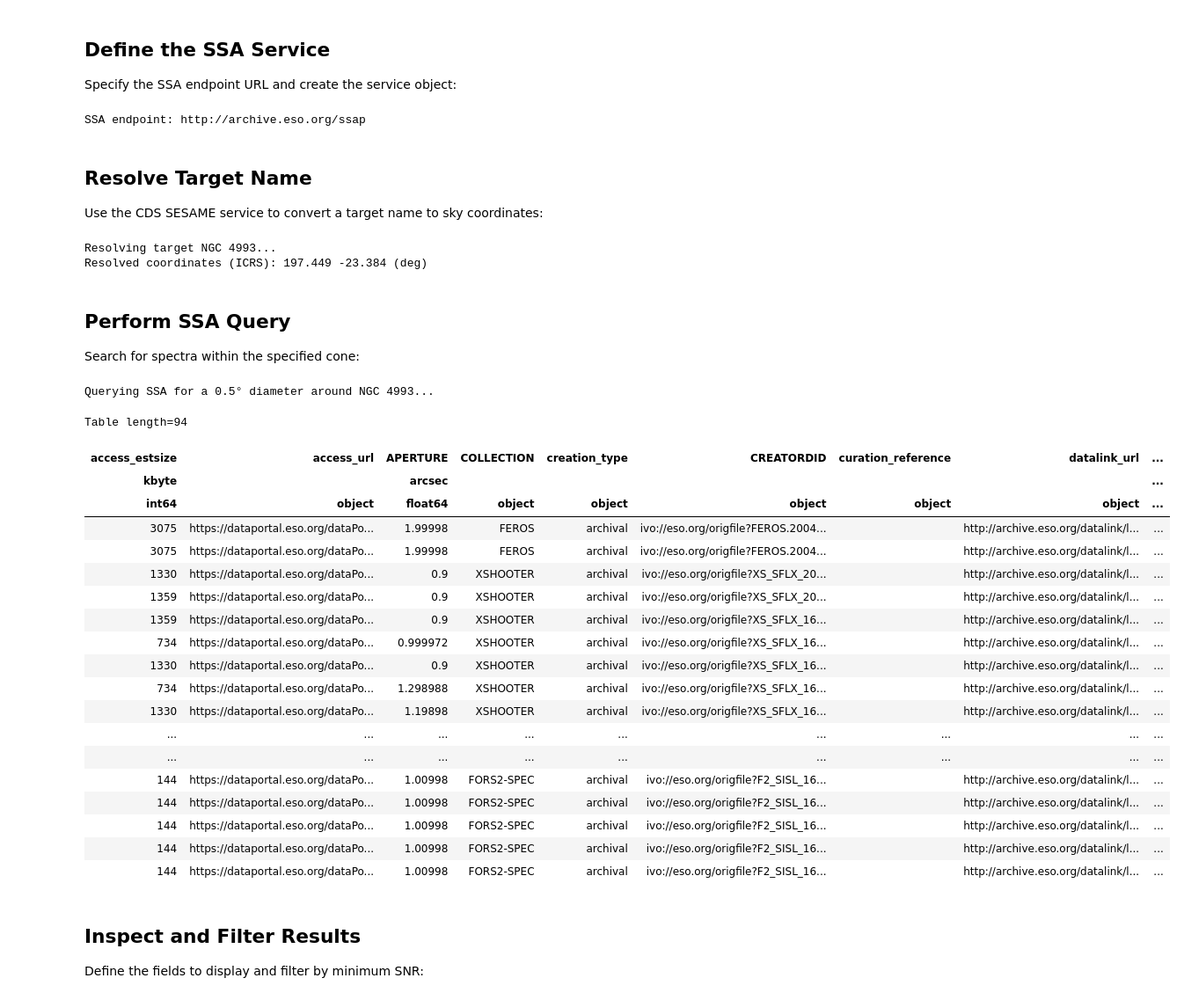
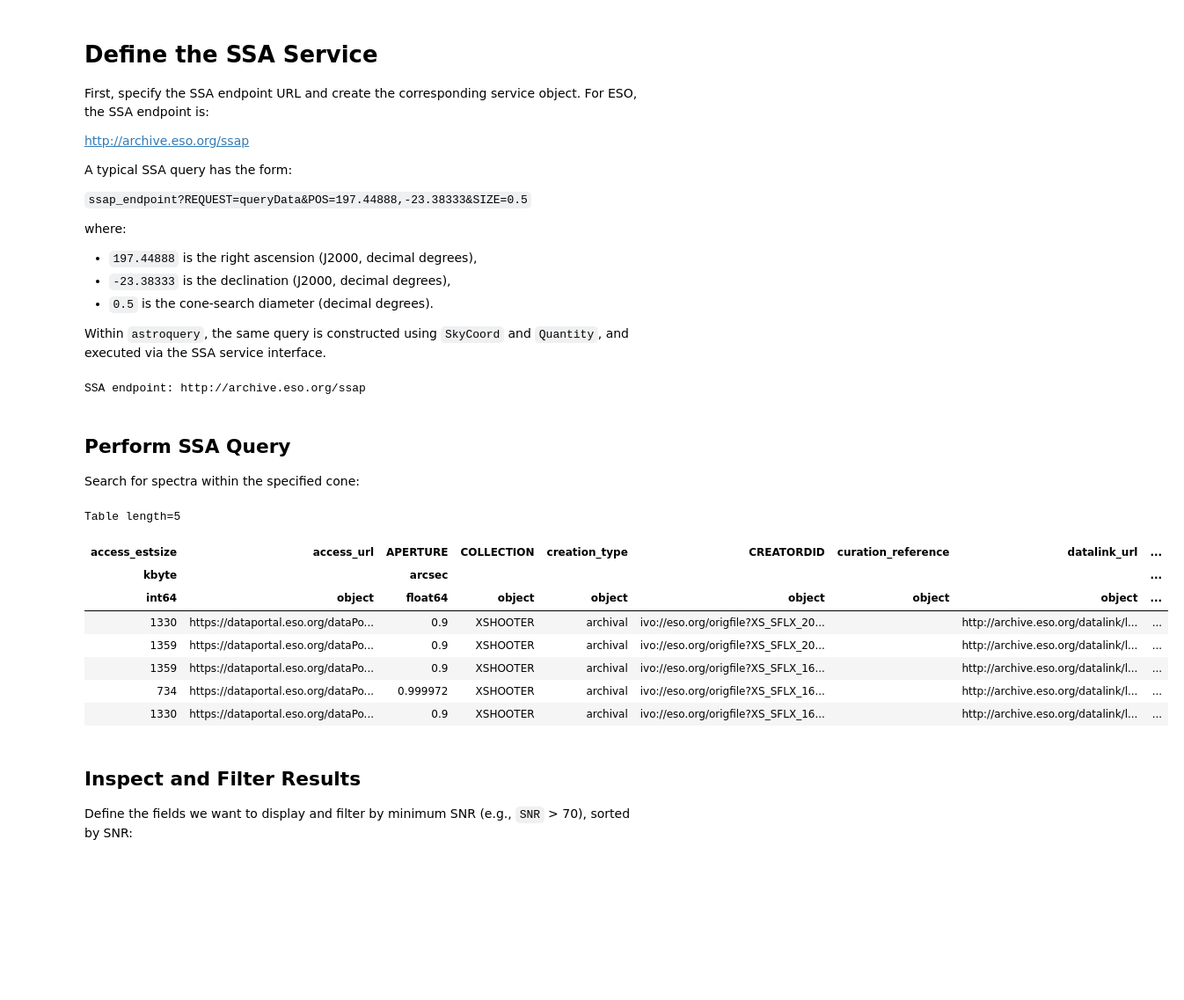
Before and after one commit to eso/astroquery_examples, a Jupyter notebook: examples/advanced/06_ssa_query_and_download.ipynb, the cells around one changed output. Shown at 88% size. Drawn from its saved outputs; the diff is of its cells as text; code cells hidden in the pictures; blank space fills up the shorter version.

```diff
--- a/examples/advanced/06_ssa_query_and_download.ipynb
+++ b/examples/advanced/06_ssa_query_and_download.ipynb
@@ -51,55 +70,43 @@ from astropy.units import Quantity
 # %% [markdown]
-## Define the SSA Service
-Specify the SSA endpoint URL and create the service object:
+# **Define the SSA Service**
+
+First, specify the SSA endpoint URL and create the corresponding service object. For ESO, the SSA endpoint is:
+
+http://archive.eso.org/ssap
+
+A typical SSA query has the form:
+
+``ssap_endpoint?REQUEST=queryData&POS=197.44888,-23.38333&SIZE=0.5``
+
+where:
+- `197.44888` is the right ascension (J2000, decimal degrees),
+- `-23.38333` is the declination (J2000, decimal degrees),
+- `0.5` is the cone-search diameter (decimal degrees).
+
+Within `astroquery`, the same query is constructed using `SkyCoord` and `Quantity`, and executed via the SSA service interface.
 # %%
 ssap_endpoint = "http://archive.eso.org/ssap"
 ssap_service = vo.dal.SSAService(ssap_endpoint)
 print(f"SSA endpoint: {ssap_endpoint}")
 # %% [output]
 SSA endpoint: http://archive.eso.org/ssap
-# %% [markdown]
-## Resolve Target Name
-Use the CDS SESAME service to convert a target name to sky coordinates:
-# %%
-target = "NGC 4993"
-diameter = 0.5  # degrees
-print(f"Resolving target {target}...")
-pos = SkyCoord.from_name(target)
-print(f"Resolved coordinates (ICRS): {pos.to_string()} (deg)")
-# %% [output]
-Resolving target NGC 4993...
-Resolved coordinates (ICRS): 197.449 -23.384 (deg)
 # %% [markdown]
-## Perform SSA Query
+## **Perform SSA Query**
 Search for spectra within the specified cone:
 # %%
-size = Quantity(diameter, unit="deg")
-print(f"Querying SSA for a {diameter}° diameter around {target}...")
-ssap_resultset = ssap_service.search(pos=pos.fk5, diameter=size)
-ssap_resultset.to_table()
+ssap_resultset = ssap_service.search(pos=coords, diameter=radius)
+ssap_resultset.to_table()[:5]
 # %% [output]
-Querying SSA for a 0.5° diameter around NGC 4993...
+Table length=5
-Table length=94
 | access_estsize | access_url | APERTURE | COLLECTION | creation_type | CREATORDID | curation_reference | datalink_url | ... |
 | kbyte |  | arcsec |  |  |  |  |  | ... |
 | int64 | object | float64 | object | object | object | object | object | ... |
-| 3075 | https://dataportal.eso.org/dataPo... | 1.99998 | FEROS | archival | ivo://eso.org/origfile?FEROS.2004... |  | http://archive.eso.org/datalink/l... | ... |
-| 3075 | https://dataportal.eso.org/dataPo... | 1.99998 | FEROS | archival | ivo://eso.org/origfile?FEROS.2004... |  | http://archive.eso.org/datalink/l... | ... |
 | 1330 | https://dataportal.eso.org/dataPo... | 0.9 | XSHOOTER | archival | ivo://eso.org/origfile?XS_SFLX_20... |  | http://archive.eso.org/datalink/l... | ... |
 | 1359 | https://dataportal.eso.org/dataPo... | 0.9 | XSHOOTER | archival | ivo://eso.org/origfile?XS_SFLX_20... |  | http://archive.eso.org/datalink/l... | ... |
 | 1359 | https://dataportal.eso.org/dataPo... | 0.9 | XSHOOTER | archival | ivo://eso.org/origfile?XS_SFLX_16... |  | http://archive.eso.org/datalink/l... | ... |
 | 734 | https://dataportal.eso.org/dataPo... | 0.999972 | XSHOOTER | archival | ivo://eso.org/origfile?XS_SFLX_16... |  | http://archive.eso.org/datalink/l... | ... |
 | 1330 | https://dataportal.eso.org/dataPo... | 0.9 | XSHOOTER | archival | ivo://eso.org/origfile?XS_SFLX_16... |  | http://archive.eso.org/datalink/l... | ... |
-| 734 | https://dataportal.eso.org/dataPo... | 1.298988 | XSHOOTER | archival | ivo://eso.org/origfile?XS_SFLX_16... |  | http://archive.eso.org/datalink/l... | ... |
-| 1330 | https://dataportal.eso.org/dataPo... | 1.19898 | XSHOOTER | archival | ivo://eso.org/origfile?XS_SFLX_16... |  | http://archive.eso.org/datalink/l... | ... |
-| ... | ... | ... | ... | ... | ... | ... | ... | ... |
-| ... | ... | ... | ... | ... | ... | ... | ... | ... |
-| 144 | https://dataportal.eso.org/dataPo... | 1.00998 | FORS2-SPEC | archival | ivo://eso.org/origfile?F2_SISL_16... |  | http://archive.eso.org/datalink/l... | ... |
-| 144 | https://dataportal.eso.org/dataPo... | 1.00998 | FORS2-SPEC | archival | ivo://eso.org/origfile?F2_SISL_16... |  | http://archive.eso.org/datalink/l... | ... |
-| 144 | https://dataportal.eso.org/dataPo... | 1.00998 | FORS2-SPEC | archival | ivo://eso.org/origfile?F2_SISL_16... |  | http://archive.eso.org/datalink/l... | ... |
-| 144 | https://dataportal.eso.org/dataPo... | 1.00998 | FORS2-SPEC | archival | ivo://eso.org/origfile?F2_SISL_16... |  | http://archive.eso.org/datalink/l... | ... |
-| 144 | https://dataportal.eso.org/dataPo... | 1.00998 | FORS2-SPEC | archival | ivo://eso.org/origfile?F2_SISL_16... |  | http://archive.eso.org/datalink/l... | ... |
 # %% [markdown]
-## Inspect and Filter Results
-Define the fields to display and filter by minimum SNR:
+## **Inspect and Filter Results**
+Define the fields we want to display and filter by minimum SNR (e.g., ``SNR`` > 70), sorted by SNR:
 # %%
```
Also changed, not shown: parts of 24 cells of this notebook.
